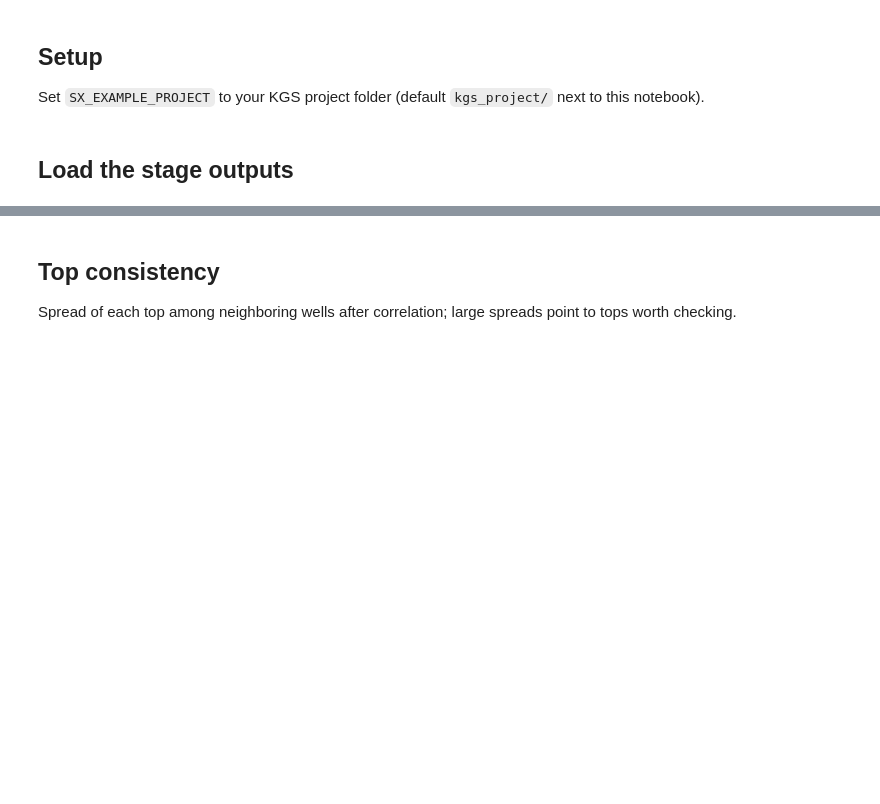
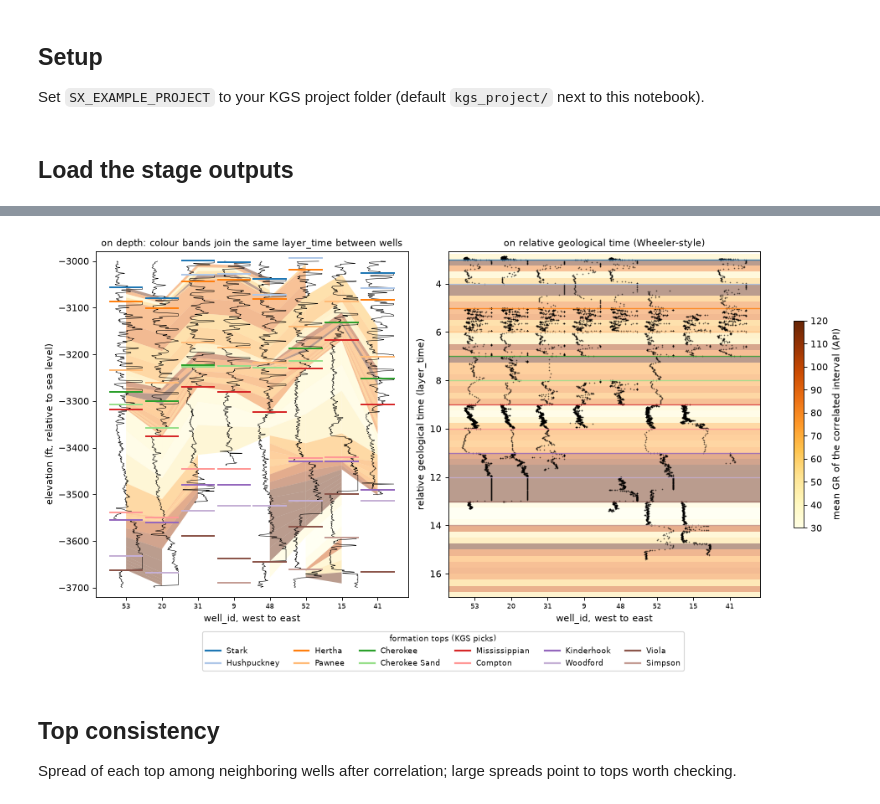
Before and after one commit to GeoLarryLai/SubsurfiX, a Jupyter notebook: examples/02_well_correlation.ipynb, the cells around one changed output, grey strips where cells are left out. Saved outputs shown, nothing was run; the diff lists cells and outputs as text; code cells hidden in the pictures; blank space fills up the shorter version.

```diff
--- a/examples/02_well_correlation.ipynb
+++ b/examples/02_well_correlation.ipynb
@@ -58,15 +54,0 @@ Left: GR on elevation with three tops. Right: the same curves on `layer_time`, w
-# %%
-sel = wells.sort_values("x_m").iloc[:: max(1, len(wells) // 8)].head(8)
-d = fin.merge(lt, on=["well_id", "k"]).merge(geo[["well_id", "k", "elev_ft"]], on=["well_id", "k"])
-colors = {"Heebner": "tab:blue", "Mississippian": "tab:red", "Viola": "tab:green"}
-fig, axs = plt.subplots(1, 2, figsize=(11, 6))
-for i, w in enumerate(sel.well_id):
-    s = d[(d.well_id == w) & (d.elev_ft < -3000) & (d.elev_ft > -3700)]
-    g = (s.gr_api.clip(0, 150) / 150) * 0.9 + i
-    axs[0].plot(g, s.elev_ft, lw=0.5, color="k"); axs[1].plot(g, s.layer_time, ".", ms=0.6, color="k")
-    for _, row in tops[(tops.well_id == w) & tops.top_name.isin(list(colors))].iterrows():
-        axs[0].plot([i, i + 0.9], [row.elev_ft] * 2, color=colors[row.top_name], lw=1.5)
-axs[0].set_ylabel("elevation (ft)"); axs[1].set_ylabel("layer_time"); axs[1].invert_yaxis()
-for ax, t in zip(axs, ["on depth", "on layer_time"]):
-    ax.set_title(t, fontsize=10); ax.set_xticks(np.arange(len(sel)) + 0.45); ax.set_xticklabels(sel.well_id, fontsize=7)
-save(fig, "02_correlation_section.png")
@@ -75,3 +63,45 @@ save(fig, "02_correlation_section.png")
+# %%
+sel = wells.sort_values("x_m").iloc[:: max(1, len(wells) // 8)].head(8)
+d = fin.merge(lt, on=["well_id", "k"]).merge(geo[["well_id", "k", "elev_ft"]], on=["well_id", "k"])
+d = d[(d.elev_ft < -3000) & (d.elev_ft > -3700)]
+names = tops.groupby("top_name").agg(e=("elev_ft", "mean"), t=("top_index", "first")).sort_values("e", ascending=False)
+names = names[(names.e < -2990) & (names.e > -3700)]                     # tops inside the window
+tcol = dict(zip(names.index, plt.cm.tab20(np.arange(len(names)) % 20)))
+levels = np.arange(np.floor(d.layer_time.min()), np.ceil(d.layer_time.max()) + 1e-9, 0.25)
+gr_band = d.groupby(np.digitize(d.layer_time, levels)).gr_api.mean()         # mean GR of each correlated interval
+norm = plt.Normalize(30, 120); band_cmap = plt.cm.YlOrBr
+def elev_at(s, lv):                                                     # depth of a layer_time level in one well
+    s = s.dropna(subset=["layer_time"]).sort_values("layer_time")
+    return np.interp(lv, s.layer_time, s.elev_ft, left=np.nan, right=np.nan)
+fig, axs = plt.subplots(1, 2, figsize=(12, 6.5), layout="constrained")
+per = [d[d.well_id == w] for w in sel.well_id]
+for i in range(len(per) - 1):                                            # correlated intervals between neighbours
+    ea, eb = elev_at(per[i], levels), elev_at(per[i + 1], levels)
+    for m in range(len(levels) - 1):
+        q = [ea[m], eb[m], eb[m + 1], ea[m + 1]]
+        if np.all(np.isfinite(q)) and (m + 1) in gr_band.index:
+            axs[0].fill([i + 0.45, i + 1.45, i + 1.45, i + 0.45], q, color=band_cmap(norm(gr_band[m + 1])), alpha=0.45, lw=0)
+for i, s in enumerate(per):
+    g = (s.gr_api.clip(0, 150) / 150) * 0.9 + i
+    axs[0].plot(g, s.elev_ft, lw=0.5, color="k"); axs[1].plot(g, s.layer_time, ".", ms=0.6, color="k")
+    for _, row in tops[(tops.well_id == s.well_id.iloc[0]) & tops.top_name.isin(list(tcol))].iterrows():
+        axs[0].plot([i, i + 0.9], [row.elev_ft] * 2, color=tcol[row.top_name], lw=1.8)
+for n, r in names.iterrows():                                            # tops are the anchors: layer_time = index + 1
+    axs[1].axhline(r.t + 1, color=tcol[n], lw=1.2, alpha=0.8)
+for m in range(len(levels) - 1):
+    if (m + 1) in gr_band.index:
+        axs[1].axhspan(levels[m], levels[m + 1], color=band_cmap(norm(gr_band[m + 1])), alpha=0.45, lw=0, zorder=0)
+axs[0].set_ylabel("elevation (ft, relative to sea level)"); axs[1].set_ylabel("relative geological time (layer_time)")
+axs[0].set_ylim(-3720, -2980); axs[1].set_ylim(d.layer_time.max() + 0.2, d.layer_time.min() - 0.2)
+for ax, t in zip(axs, ["on depth: colour bands join the same layer_time between wells", "on relative geological time (Wheeler-style)"]):
+    ax.set_title(t, fontsize=10); ax.set_xticks(np.arange(len(sel)) + 0.45); ax.set_xticklabels(sel.well_id, fontsize=7)
+    ax.set_xlabel("well_id, west to east")
+fig.legend([plt.Line2D([], [], color=tcol[n], lw=2) for n in names.index], list(names.index), loc="outside lower center",
+           ncol=min(len(names), 6), fontsize=8, title="formation tops (KGS picks)", title_fontsize=8)
+fig.colorbar(plt.cm.ScalarMappable(norm, band_cmap), ax=axs, shrink=0.6, label="mean GR of the correlated interval (API)")
+save(fig, "02_correlation_section.png")
+# %% [output]
+[figure, added]
 # %% [markdown]
 ## Top consistency
 Spread of each top among neighboring wells after correlation; large spreads point to tops worth checking.
```
Also changed, not shown: parts of 5 cells of this notebook, 38 other files.
